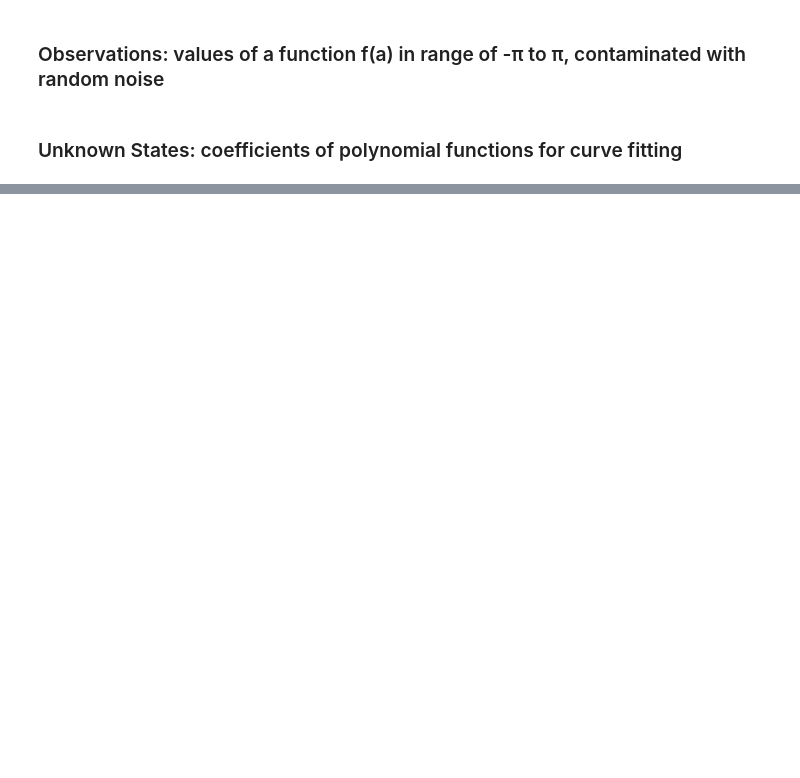
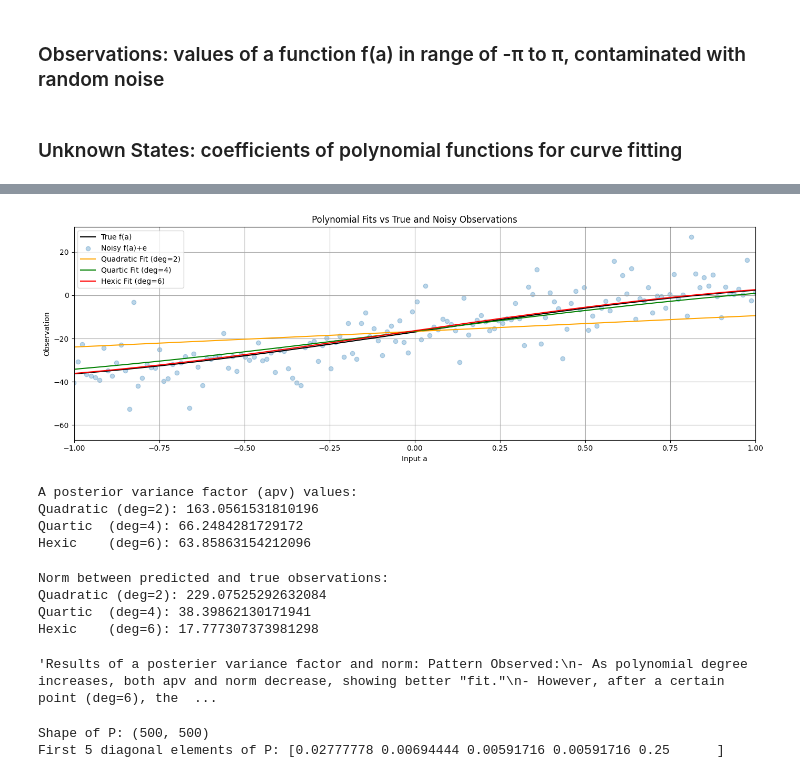
Before and after one commit to StephenNduba/ENGG680_2025_Fall, a Jupyter notebook: Lab_Assignment1/Assignment1.ipynb, the cells around one changed output, grey strips where cells are left out. Drawn from its saved outputs; the diff is of its cells as text; code cells hidden in the pictures; blank space fills up the shorter version.

```diff
--- a/Lab_Assignment1/Assignment1.ipynb
+++ b/Lab_Assignment1/Assignment1.ipynb
@@ -472,12 +750,12 @@ l_true = #...
 # step 3
 # define the number of observation n
 # (1 mark)
-n = #...
+n = len(l)
 
 # define the observation weight matrix P for LSE as identity matrix
 # identity weight matrix simply means the observations will be unweighted in the following LSE
 # (1 mark)
-P = #...
+P = np.identity(n)
 
 # define the range of function input(i.e., constants a), from start to end; and the numerical array of a
 start = -1* np.pi
@@ -533,49 +893,108 @@ def fit_polynomial_curve(a: np.ndarray, l: np.ndarray, P: np.ndarray, deg: int)
 # use polynomial degrees of: 2, 4, 6
 # (1 marks)
 # ...
+x_quad, cov_x_quad, apv_quad, v_quad = fit_polynomial_curve(a, l, P, 2)
 # %%
 # step 7
 # use the estimated coefficients x and constants array a, construct polynomial functions for each degree
 # hint: use polyval function from numpy library (check input argument carefully)
 # (1 marks)
 
-quadratic_uw = #...
-quartic_uw = #...
-hexic_uw = #...
+quadratic_uw = np.polyval(x_quad, a)
+quartic_uw = np.polyval(x_quart, a)
+hexic_uw = np.polyval(x_hex, a)
 # %%
 # step 8
 # use the matplotlib to plot each polynomial function, noisy observations l, true observations l_true, together in one single figure
 # for the polynomials of line, cubic and quintic, use color of orange, green and red respectively.
 # (2 marks)
 
 fig, ax = plt.subplots(nrows=1, ncols=1, figsize=(14, 5))
 # ...
+# True observation (black line)
+ax.plot(a, l_true, label="True f(a)", color='k')
 
+# Noisy observations (blue scatter)
+ax.scatter(a, l, label="Noisy f(a)+e", color='tab:blue', marker='o', alpha=0.3)
 
+# Polynomial fits
+ax.plot(a, quadratic_uw, label="Quadratic Fit (deg=2)", color='orange')
+ax.plot(a, quartic_uw, label="Quartic Fit (deg=4)", color='green')
+ax.plot(a, hexic_uw, label="Hexic Fit (deg=6)", color='red')
+
+# Axis labels, title, legend
+ax.set_xlabel("Input a")
+ax.set_ylabel("Observation")
+ax.set_title("Polynomial Fits vs True and Noisy Observations")
+ax.legend()
+ax.set_xlim([-1, 1])
+
+# Grid and layout
 ax.grid(True, which='both',ls='-',color='0.65')
 
 fig.tight_layout()
+
+plt.show()
+# %% [output]
+[figure, added]
 # %%
 # step 9
 # print the a posterier variance factor for each polynomial function
 # (3 marks)
 # ...
+print("A posterior variance factor (apv) values:")
+print(f"Quadratic (deg=2): {apv_quad}")
+print(f"Quartic  (deg=4): {apv_quart}")
+print(f"Hexic    (deg=6): {apv_hex}")
+# %% [output]
+A posterior variance factor (apv) values:
+Quadratic (deg=2): 163.0561531810196
+Quartic  (deg=4): 66.2484281729172
+Hexic    (deg=6): 63.85863154212096
 # %%
 # step 10
 # compute and print the norm between the predicted observations (output from each polynomial function) and the true observations
 # (3 marks)
 # ...
+
+# L2 norm = sqrt(sum((pred - true)^2))
+norm_quad  = np.linalg.norm(quadratic_uw - l_true)
+norm_quart = np.linalg.norm(quartic_uw - l_true)
+norm_hex   = np.linalg.norm(hexic_uw - l_true)
+
+print("Norm between predicted and true observations:")
+print(f"Quadratic (deg=2): {norm_quad}")
+print(f"Quartic  (deg=4): {norm_quart}")
+print(f"Hexic    (deg=6): {norm_hex}")
+# %% [output]
+Norm between predicted and true observations:
+Quadratic (deg=2): 229.07525292632084
+Quartic  (deg=4): 38.39862130171941
+Hexic    (deg=6): 17.777307373981298
 # %%
 # step 11
 # comment on the results of a posterier variance factor and norm, what pattern do you observe
 # (2 marks)
 # ...
+"""Results of a posterier variance factor and norm: Pattern Observed:
+- As polynomial degree increases, both apv and norm decrease, showing better "fit."
+- However, after a certain point (deg=6), the improvement comes mainly from overfitting noise,
+  not from capturing the true underlying function.
+- Therefore, the quartic (deg=4) fit provides the best balance between accuracy and g"""
+# %% [output]
+'Results of a posterier variance factor and norm: Pattern Observed:\n- As polynomial degree increases, both apv and norm decrease, showing better "fit."\n- However, after a certain point (deg=6), the  ...
 # %%
 # step 12
 # now, let's define the P matrix with the proper weights of observation
 # use the variance of observation l_var, define P matrix
 # (1 mark)
-P = #...
+P = np.diag(1 / l_var)
+
+print("Shape of P:", P.shape)
+print("First 5 diagonal elements of P:", np.diag(P)[:5])
+# %% [output]
+Shape of P: (500, 500)
+First 5 diagonal elements of P: [0.02777778 0.00694444 0.00591716 0.00591716 0.25      ]
 # %%
 # step 13
 # repeat the steps 6-10, using the proper P matrix
```
Also changed, not shown: parts of 48 cells of this notebook.
